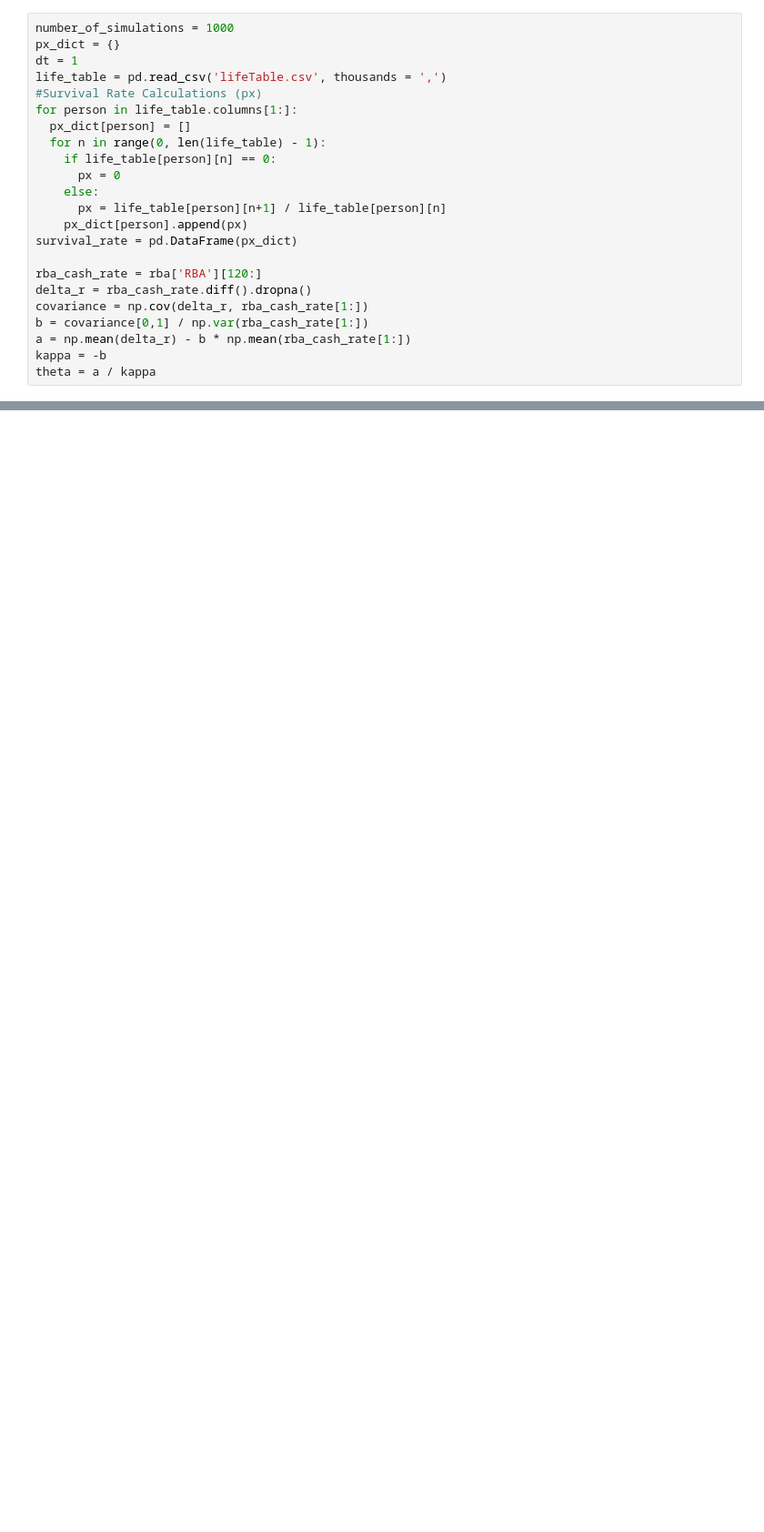
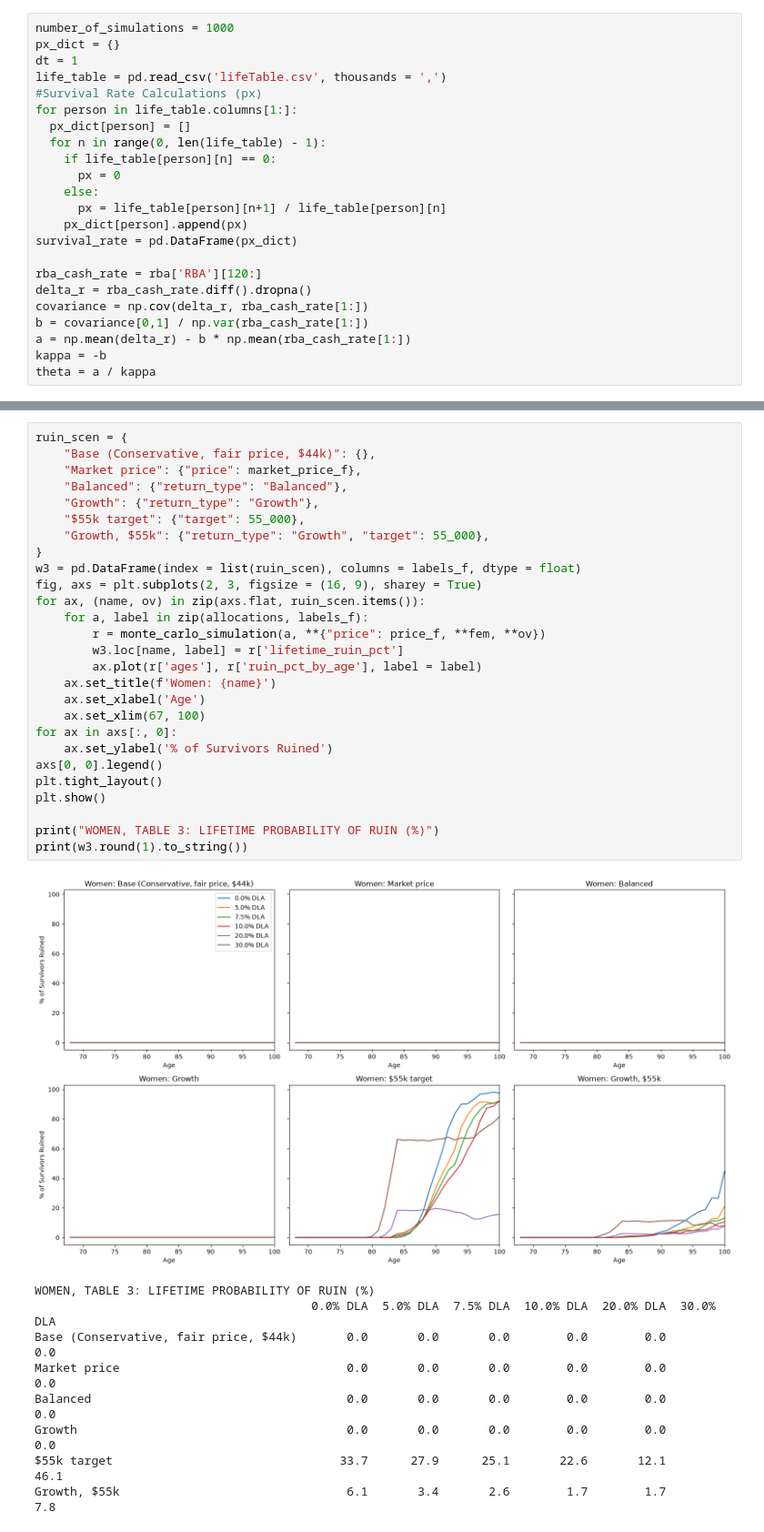
Before and after one commit to bennguyen9034/dla_monte_carlo, a Jupyter notebook: simulations.ipynb, the cells around one changed output, grey strips where cells are left out. Shown at 91% size. Cells and saved outputs as stored; diff of their text form; blank space fills up the shorter version.

```diff
--- a/simulations.ipynb
+++ b/simulations.ipynb
@@ -672,0 +793,37 @@ Set eligible_retirees_per_year (sourced) to estimate aggregate fiscal cost.
+# %%
+ruin_scen = {
+    "Base (Conservative, fair price, $44k)": {},
+    "Market price": {"price": market_price_f},
+    "Balanced": {"return_type": "Balanced"},
+    "Growth": {"return_type": "Growth"},
+    "$55k target": {"target": 55_000},
+    "Growth, $55k": {"return_type": "Growth", "target": 55_000},
+}
+w3 = pd.DataFrame(index = list(ruin_scen), columns = labels_f, dtype = float)
+fig, axs = plt.subplots(2, 3, figsize = (16, 9), sharey = True)
+for ax, (name, ov) in zip(axs.flat, ruin_scen.items()):
+    for a, label in zip(allocations, labels_f):
+        r = monte_carlo_simulation(a, **{"price": price_f, **fem, **ov})
+        w3.loc[name, label] = r['lifetime_ruin_pct']
+        ax.plot(r['ages'], r['ruin_pct_by_age'], label = label)
+    ax.set_title(f'Women: {name}')
+    ax.set_xlabel('Age')
+    ax.set_xlim(67, 100)
+for ax in axs[:, 0]:
+    ax.set_ylabel('% of Survivors Ruined')
+axs[0, 0].legend()
+plt.tight_layout()
+plt.show()
+
+print("WOMEN, TABLE 3: LIFETIME PROBABILITY OF RUIN (%)")
+print(w3.round(1).to_string())
+# %% [output]
+[figure, added]
+WOMEN, TABLE 3: LIFETIME PROBABILITY OF RUIN (%)
+                                       0.0% DLA  5.0% DLA  7.5% DLA  10.0% DLA  20.0% DLA  30.0% DLA
+Base (Conservative, fair price, $44k)       0.0       0.0       0.0        0.0        0.0        0.0
+Market price                                0.0       0.0       0.0        0.0        0.0        0.0
+Balanced                                    0.0       0.0       0.0        0.0        0.0        0.0
+Growth                                      0.0       0.0       0.0        0.0        0.0        0.0
+$55k target                                33.7      27.9      25.1       22.6       12.1       46.1
+Growth, $55k                                6.1       3.4       2.6        1.7        1.7        7.8
```
Also changed, not shown: parts of 16 cells of this notebook, 3 other files.
